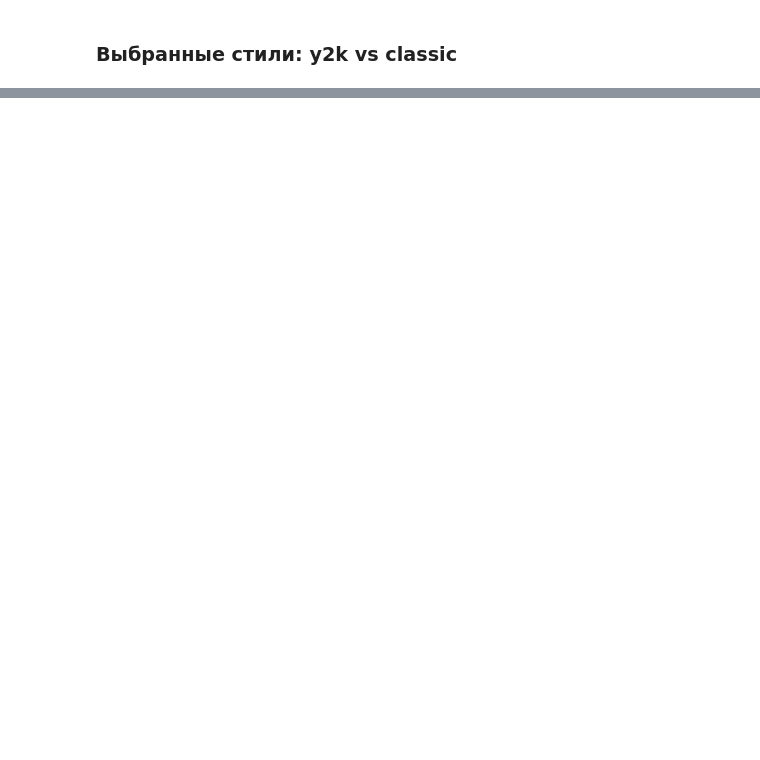
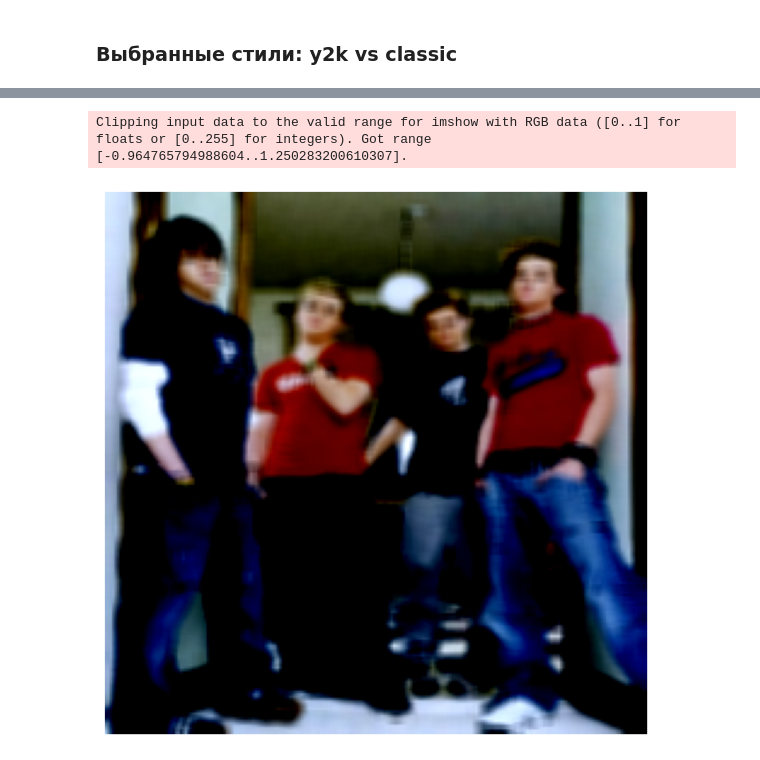
Before and after one commit to AndreichukVladlena/y2k-vs-classic-style-classifier, a Jupyter notebook: main.ipynb, the cells around one changed output, grey strips where cells are left out. Saved outputs shown, nothing was run; the diff lists cells and outputs as text; code cells hidden in the pictures; blank space fills up the shorter version.

```diff
--- a/main.ipynb
+++ b/main.ipynb
@@ -19,0 +103,8 @@
+# %%
+fig, ax = plt.subplots(figsize=(8, 8))
+ax.imshow(cv2.filter2D(y2k_images[0], -1,  np.ones((5, 5), np.float32)/50))
+ax.axis('off')
+plt.show()
+# %% [output]
+Clipping input data to the valid range for imshow with RGB data ([0..1] for floats or [0..255] for integers). Got range [-0.964765794988604..1.250283200610307].
+[figure, added]
```
Also changed, not shown: parts of 16 cells of this notebook.
